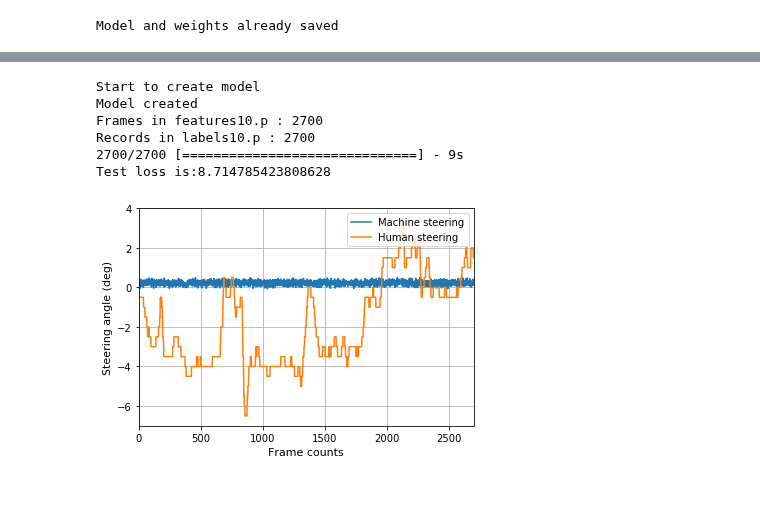
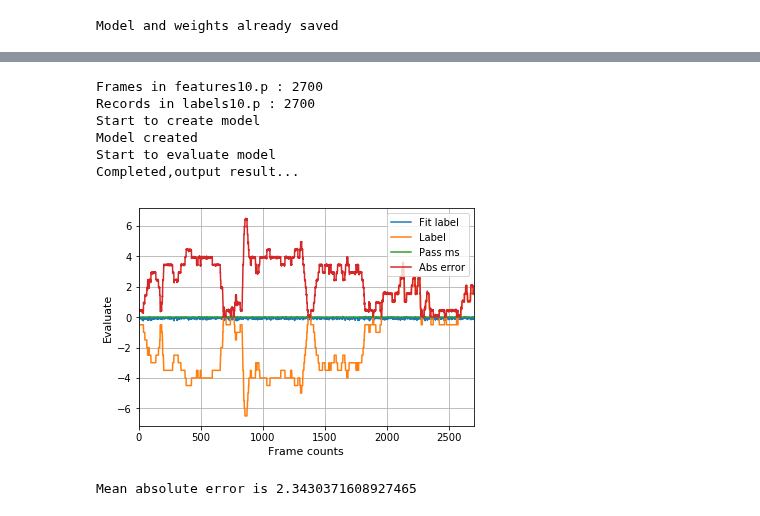
Before and after one commit to gdefenser/MyUdacity, a Jupyter notebook: CourseProjects/MLA_P7_DeepTesla/code.ipynb, the cells around one changed output, grey strips where cells are left out. Saved outputs shown, nothing was run; the diff lists cells and outputs as text; code cells hidden in the pictures.

```diff
--- a/CourseProjects/MLA_P7_DeepTesla/code.ipynb
+++ b/CourseProjects/MLA_P7_DeepTesla/code.ipynb
@@ -205,10 +215,15 @@ def get_nvidia_model_2():
     model.add(MaxPooling2D(pool_size=(2, 2)))
 
     model.add(Flatten())
+
     model.add(Dense(1164, activation='elu'))
+    model.add(Dropout(0.2))
     model.add(Dense(100, activation='elu'))
+    model.add(Dropout(0.2))
     model.add(Dense(50, activation='elu'))
+    model.add(Dropout(0.5))
     model.add(Dense(10, activation='elu'))
+    model.add(Dropout(0.5))
     model.add(Dense(1))
     adam = Adam(lr=0.0001)
     model.compile(loss='mse', optimizer=adam)
@@ -269,43 +246,24 @@ E:/Lovesha/Udacity/Projects/MyUdacity.git/trunk/CourseProjects/MLA_P7_DeepTesla/
-# %%
-import utils
-import matplotlib.pyplot as plt
-
-model = get_nvidia_model_2()
-features_file = utils.join_dir(params.pickle_dir,'features10.p')
-labels_file = utils.join_dir(params.pickle_dir,'labels10.p')
-
-features = processor.load_features(features_file,10)
-labels = processor.load_labels(labels_file,10)
-
-features = np.array(features)
-labels = np.array(labels)
-labels = np.reshape(labels,(len(labels),1))
-
-
-loss= model.evaluate(features, labels, batch_size=256, verbose=1)
-print('Test loss is:{}'.format(loss))
-
-
-maching_labels = model.predict(features, batch_size=128, verbose=0)
-
-human_lanels=labels
-
-plt.figure
-plt.plot(maching_labels)
-plt.plot(labels)
-plt.ylabel('Steering angle (deg)', fontsize=11)
-plt.xlabel('Frame counts', fontsize=11)
-plt.legend(['Machine steering', 'Human steering'], loc='upper right')
-plt.xlim((0,2700))
-#plt.xticks(np.arange(0, 21, 5))
-plt.grid()
-#plt.savefig(img_dir + "/result.png", dpi=300)
-plt.show()
-# %% [output]
-Start to create model
-Model created
-Frames in features10.p : 2700
-Records in labels10.p : 2700
-2700/2700 [==============================] - 9s
-Test loss is:8.714785423808628
-[figure, removed]
+# %%
+import utils
+import cv2
+import params
+import matplotlib.pyplot as plt
+import time
+
+features_file = utils.join_dir(params.pickle_dir,'features10.p')
+labels_file = utils.join_dir(params.pickle_dir,'labels10.p')
+
+features = processor.load_features(features_file,10)
+labels = processor.load_labels(labels_file,10)
+
+model = get_nvidia_model_2()
+processor.evaluate_final_model(model,features,labels)
+# %% [output]
+Frames in features10.p : 2700
+Records in labels10.p : 2700
+Start to create model
+Model created
+Start to evaluate model
+Completed,output result...
+[figure, added]
+Mean absolute error is 2.3430371608927465
```
Also changed, not shown: parts of 8 cells of this notebook, 3 other files.
